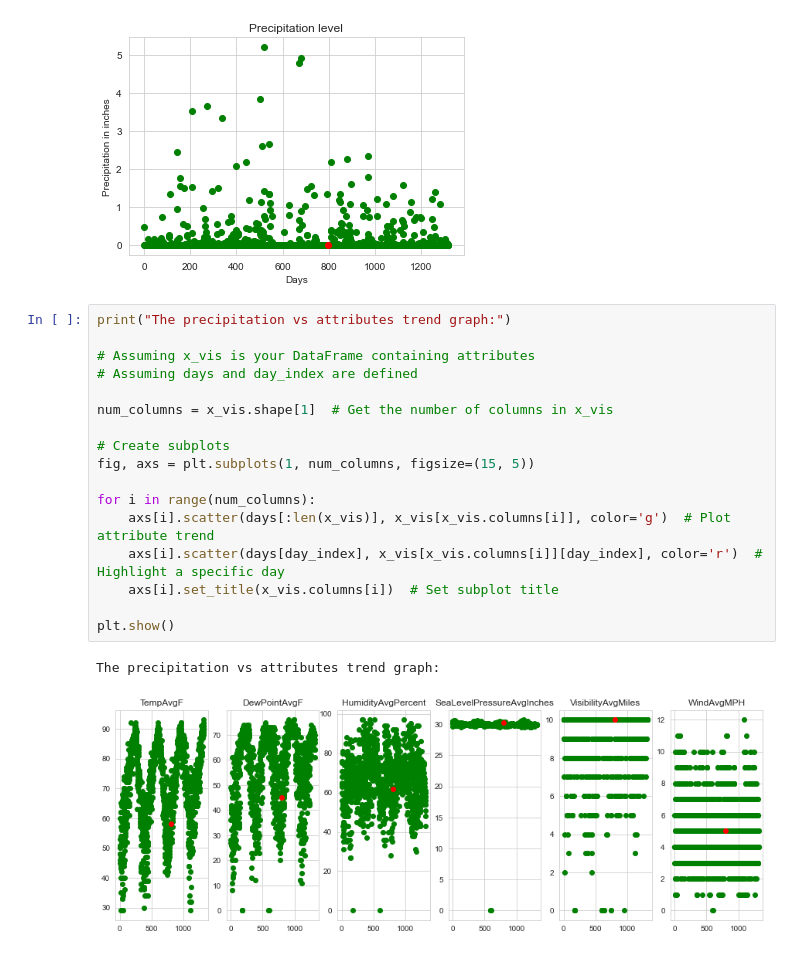
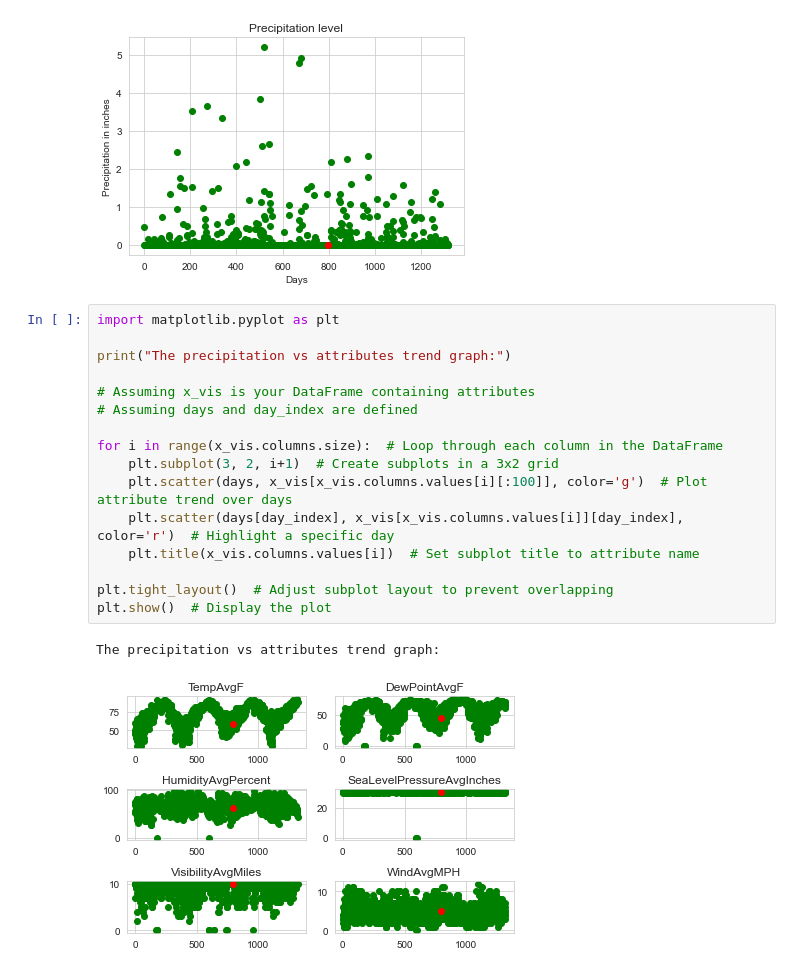
Before and after one commit to ECE-MJCET/Data-science, a Jupyter notebook: Data Science/projects/Austin weather and Rainfall Prediction.ipynb, the cells around one changed output. Saved outputs shown, nothing was run; the diff lists cells and outputs as text.

Commit message:
Subplots updated

```diff
--- a/Data Science/projects/Austin weather and Rainfall Prediction.ipynb
+++ b/Data Science/projects/Austin weather and Rainfall Prediction.ipynb
@@ -94,23 +94,22 @@ x_vis = x.filter(['TempAvgF', 'DewPointAvgF', 'HumidityAvgPercent', 'SeaLevelPre
 # %% [output]
 The precipitation trend graph:
 [figure]
-# %%
-print("The precipitation vs attributes trend graph:")
-
-# Assuming x_vis is your DataFrame containing attributes
-# Assuming days and day_index are defined
-
-num_columns = x_vis.shape[1]  # Get the number of columns in x_vis
-
-# Create subplots
-fig, axs = plt.subplots(1, num_columns, figsize=(15, 5))
-
-for i in range(num_columns):
-    axs[i].scatter(days[:len(x_vis)], x_vis[x_vis.columns[i]], color='g')  # Plot attribute trend
-    axs[i].scatter(days[day_index], x_vis[x_vis.columns[i]][day_index], color='r')  # Highlight a specific day
-    axs[i].set_title(x_vis.columns[i])  # Set subplot title
-
-plt.show()
-# %% [output]
-The precipitation vs attributes trend graph:
-[figure, removed]
+# %%
+import matplotlib.pyplot as plt
+
+print("The precipitation vs attributes trend graph:")
+
+# Assuming x_vis is your DataFrame containing attributes
+# Assuming days and day_index are defined
+
+for i in range(x_vis.columns.size):  # Loop through each column in the DataFrame
+    plt.subplot(3, 2, i+1)  # Create subplots in a 3x2 grid
+    plt.scatter(days, x_vis[x_vis.columns.values[i][:100]], color='g')  # Plot attribute trend over days
+    plt.scatter(days[day_index], x_vis[x_vis.columns.values[i]][day_index], color='r')  # Highlight a specific day
+    plt.title(x_vis.columns.values[i])  # Set subplot title to attribute name
+
+plt.tight_layout()  # Adjust subplot layout to prevent overlapping
+plt.show()  # Display the plot
+# %% [output]
+The precipitation vs attributes trend graph:
+[figure, added]
```
